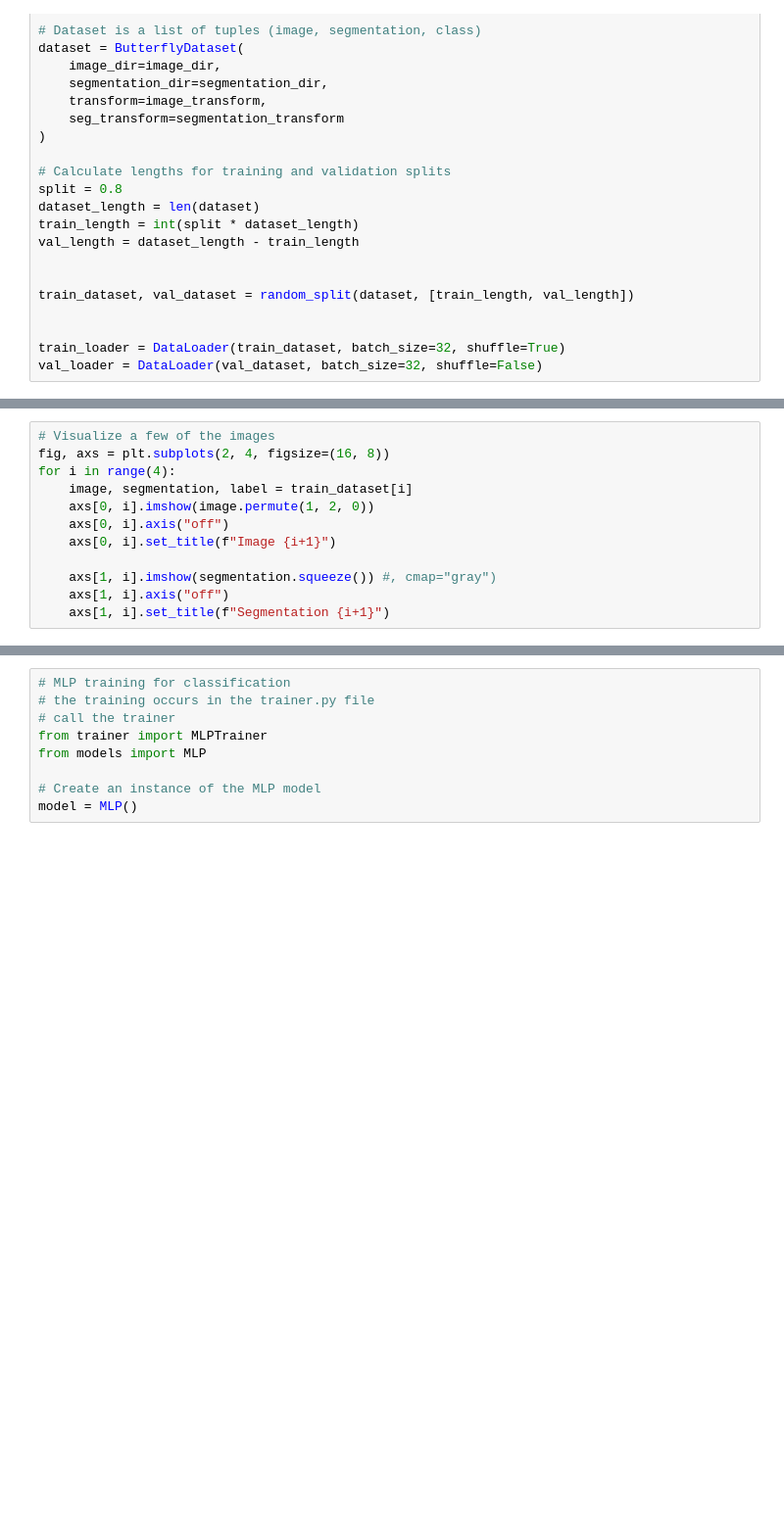
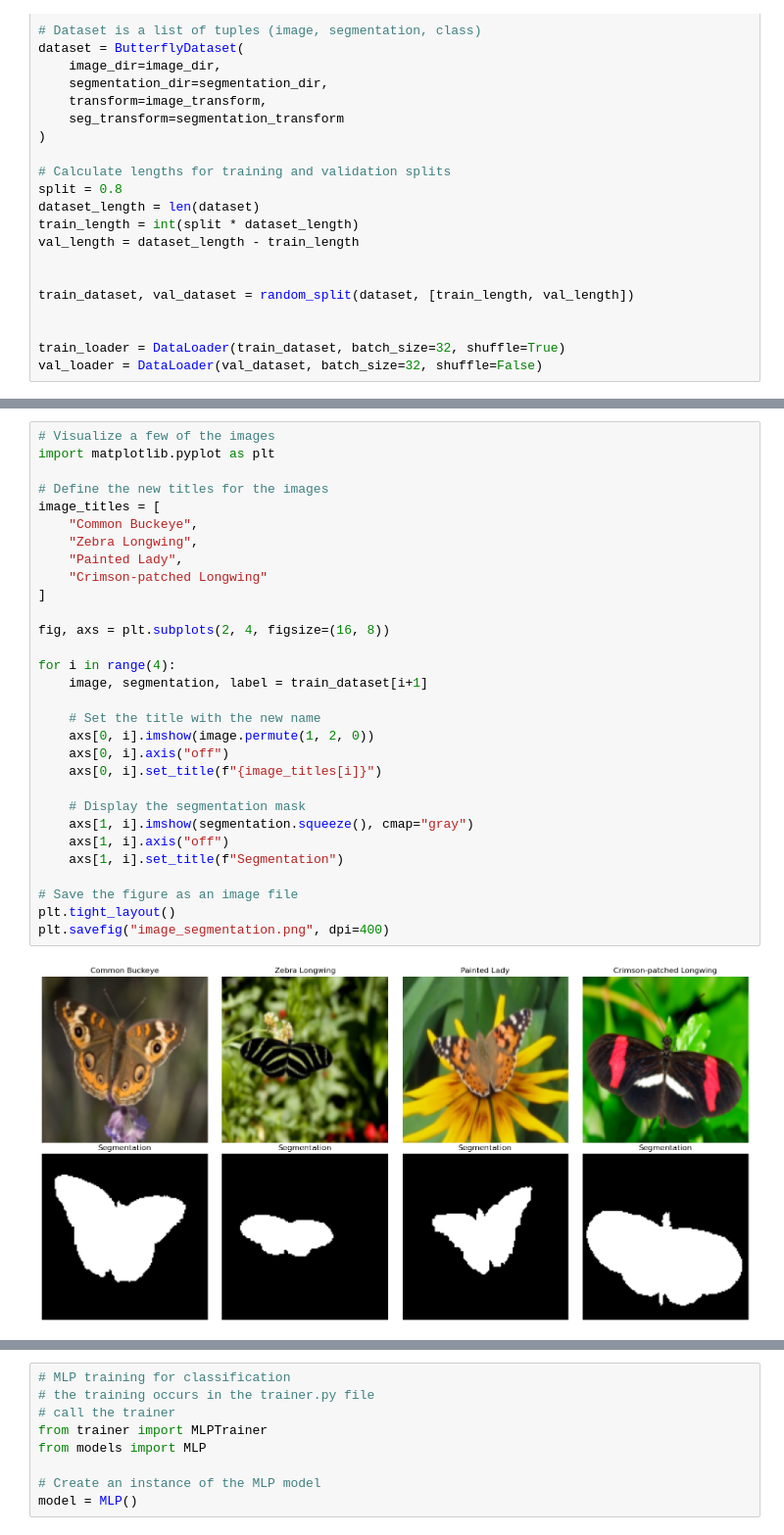
Before and after one commit to pbeasly/computer-vision-butterflies, a Jupyter notebook: main.ipynb, the cells around one changed output, grey strips where cells are left out. Shown at 98% size. Cells and saved outputs as stored; diff of their text form; blank space fills up the shorter version.

```diff
--- a/main.ipynb
+++ b/main.ipynb
@@ -127,12 +146,32 @@ print("Class frequencies:", class_counts)
 # %%
 # Visualize a few of the images
+import matplotlib.pyplot as plt
+
+# Define the new titles for the images
+image_titles = [
+    "Common Buckeye",
+    "Zebra Longwing",
+    "Painted Lady",
+    "Crimson-patched Longwing"
+]
+
 fig, axs = plt.subplots(2, 4, figsize=(16, 8))
+
 for i in range(4):
-    image, segmentation, label = train_dataset[i]
+    image, segmentation, label = train_dataset[i+1]
+
+    # Set the title with the new name
     axs[0, i].imshow(image.permute(1, 2, 0))
     axs[0, i].axis("off")
-    axs[0, i].set_title(f"Image {i+1}")
+    axs[0, i].set_title(f"{image_titles[i]}")
 
-    axs[1, i].imshow(segmentation.squeeze()) #, cmap="gray")
+    # Display the segmentation mask
+    axs[1, i].imshow(segmentation.squeeze(), cmap="gray")
     axs[1, i].axis("off")
-    axs[1, i].set_title(f"Segmentation {i+1}")
+    axs[1, i].set_title(f"Segmentation")
+
+# Save the figure as an image file
+plt.tight_layout()
+plt.savefig("image_segmentation.png", dpi=400)
+# %% [output]
+[figure, added]
```
Also changed, not shown: parts of 6 cells of this notebook, 4 other files.
